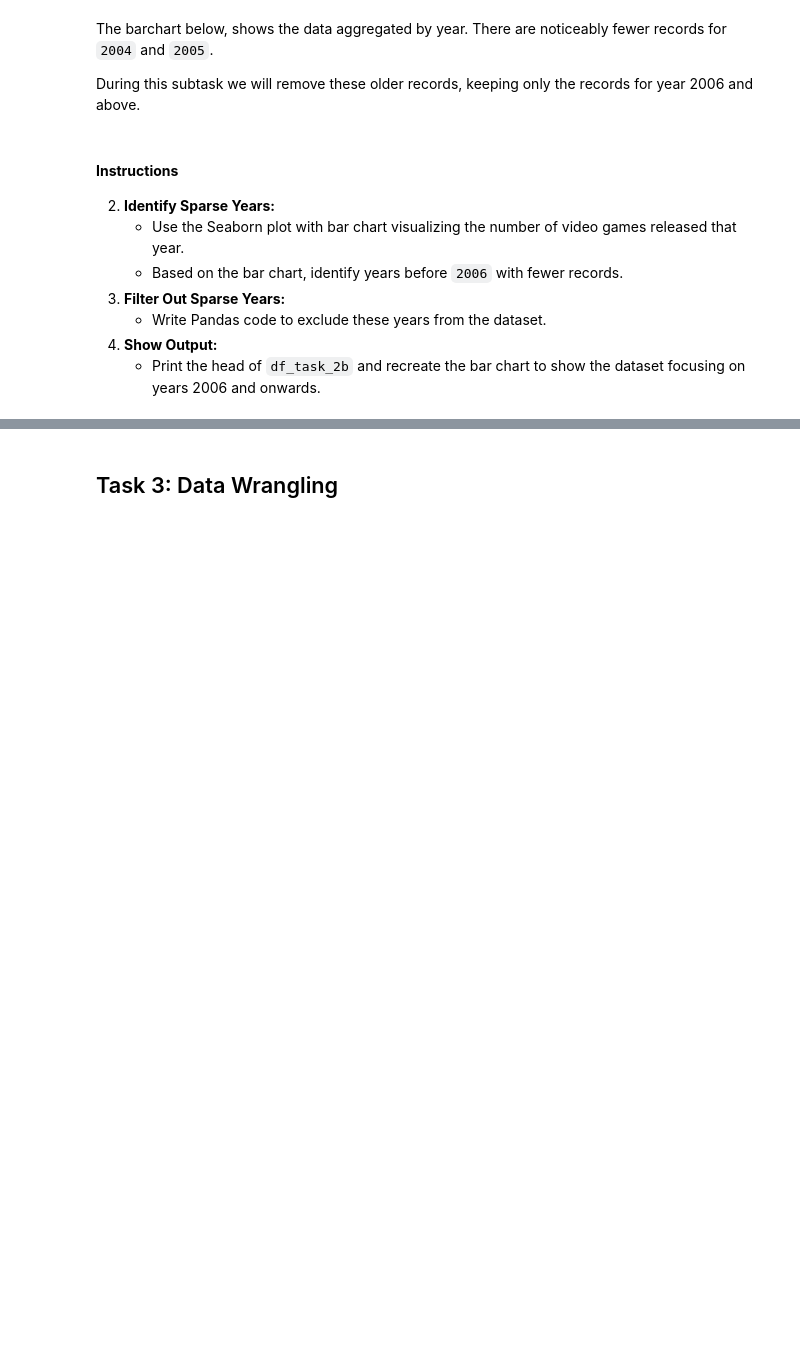
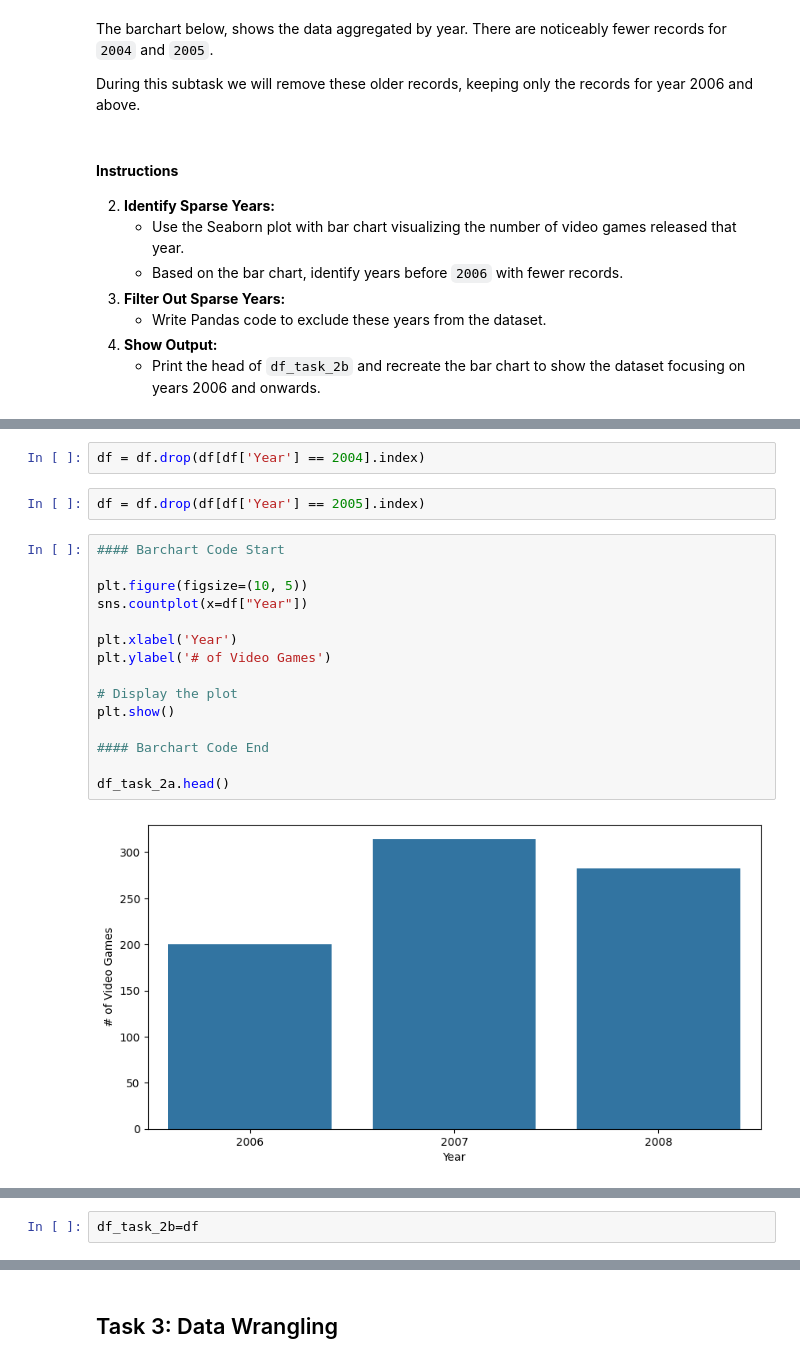
Before and after one commit to visdesignlab/persist_examples, a Jupyter notebook: Study Data II - Video Games/PANDAS_video_games_tasks.ipynb, the cells around one changed output, grey strips where cells are left out. Saved outputs shown, nothing was run; the diff lists cells and outputs as text; blank space fills up the shorter version.

```diff
--- a/Study Data II - Video Games/PANDAS_video_games_tasks.ipynb
+++ b/Study Data II - Video Games/PANDAS_video_games_tasks.ipynb
@@ -174,0 +346,21 @@ df_task_2a.head()
+# %%
+df = df.drop(df[df['Year'] == 2004].index)
+# %%
+df = df.drop(df[df['Year'] == 2005].index)
+# %%
+#### Barchart Code Start
+
+plt.figure(figsize=(10, 5))
+sns.countplot(x=df["Year"])
+
+plt.xlabel('Year')
+plt.ylabel('# of Video Games')
+
+# Display the plot
+plt.show()
+
+#### Barchart Code End
+
+df_task_2a.head()
+# %% [output]
+[figure, added]
@@ -174,0 +373,2 @@ df_task_2a.head()
+# %%
+df_task_2b=df
```
Also changed, not shown: parts of 35 cells of this notebook, 1 other file.
